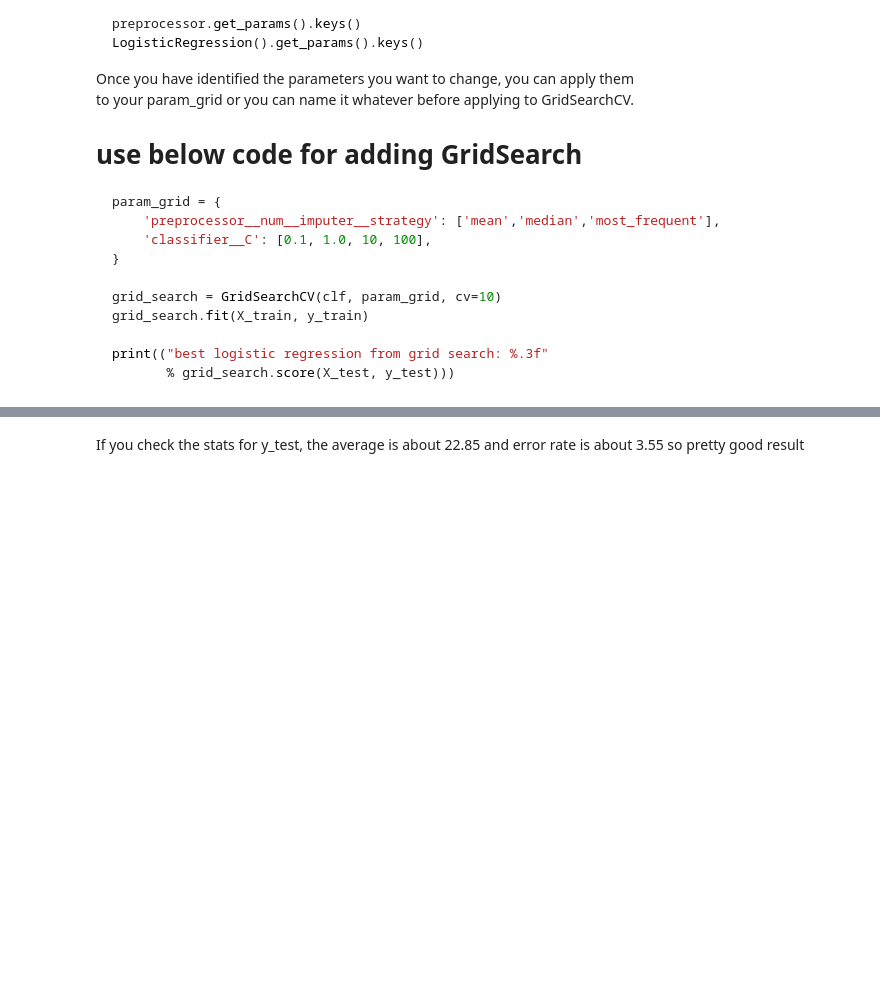
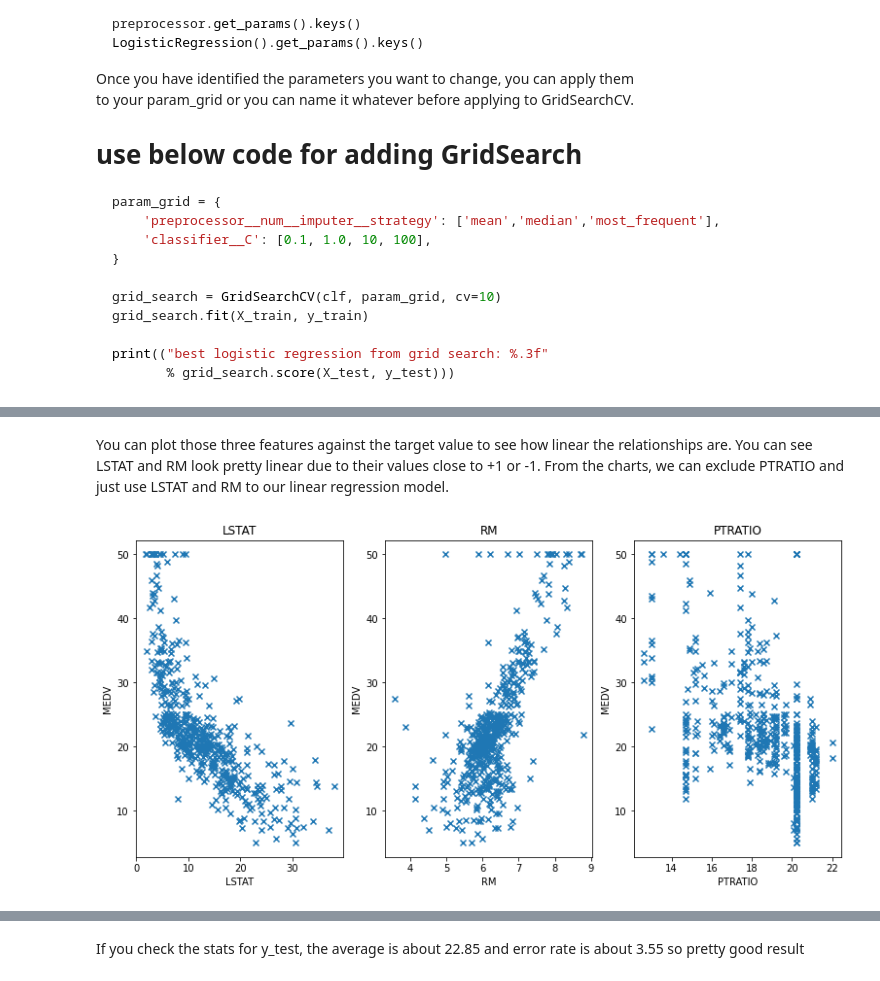
Before and after one commit to RonnyCh/mydsbook, a Jupyter notebook: myBook.ipynb, the cells around one changed output, grey strips where cells are left out. Cells and saved outputs as stored; diff of their text form; code cells hidden in the pictures; blank space fills up the shorter version.

```diff
--- a/myBook.ipynb
+++ b/myBook.ipynb
@@ -1553,0 +1632,18 @@ print(("best logistic regression from grid search: %.3f"
+# %% [markdown]
+You can plot those three features against the target value to see how linear the relationships are. You can see LSTAT and RM look pretty linear due to their values close to +1 or -1. From the charts, we can exclude PTRATIO and just use LSTAT and RM to our linear regression model.
+# %%
+plt.figure(figsize=(13, 6))
+
+features = ['LSTAT', 'RM','PTRATIO']
+target = df['MEDV']
+
+for i, col in enumerate(features):
+    plt.subplot(1, len(features) , i+1)
+    x = df[col]
+    y = target
+    plt.scatter(x, y, marker='x')
+    plt.title(col)
+    plt.xlabel(col)
+    plt.ylabel('MEDV')
+# %% [output]
+[figure, added]
```
Also changed, not shown: parts of 16 cells of this notebook.
